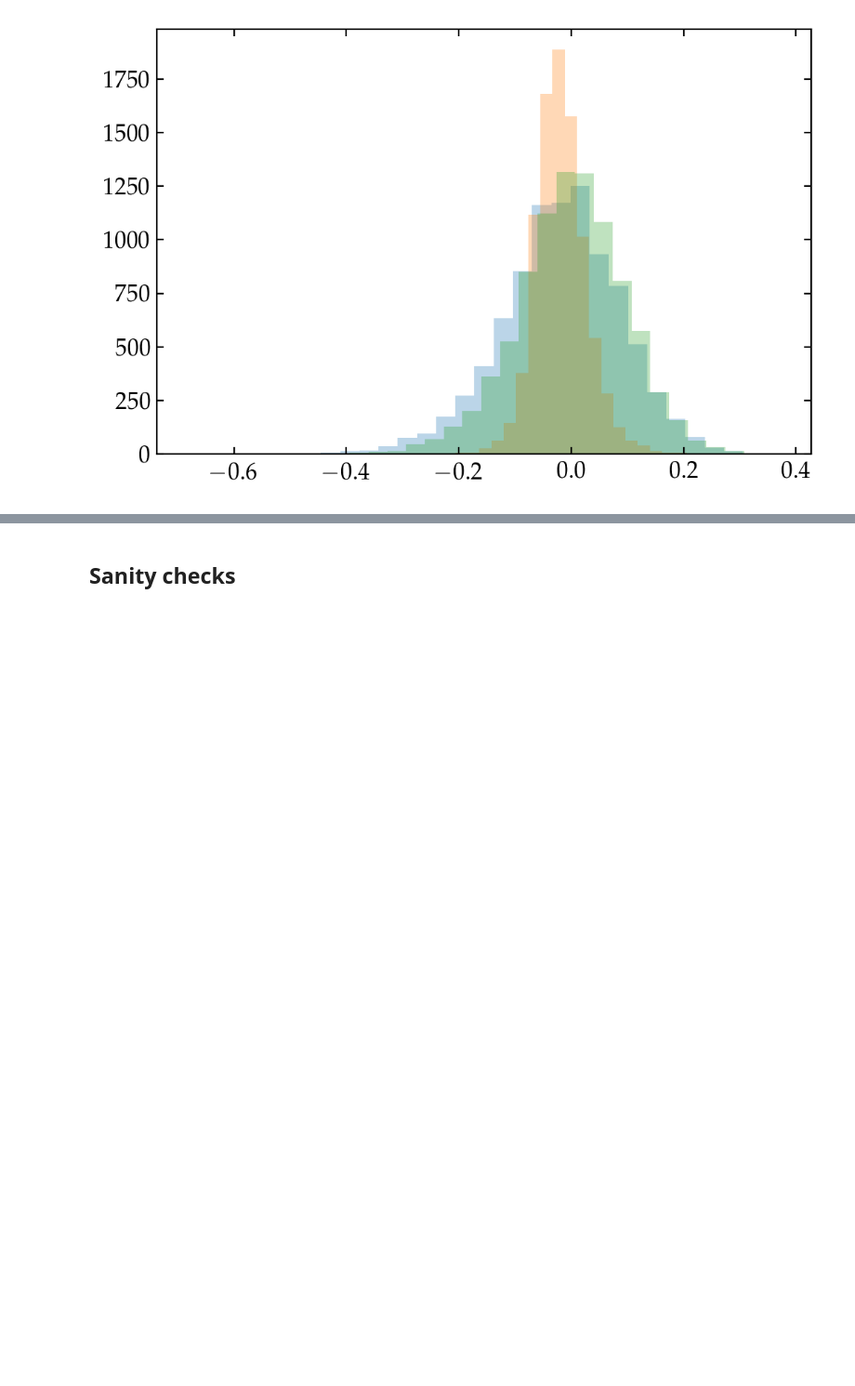
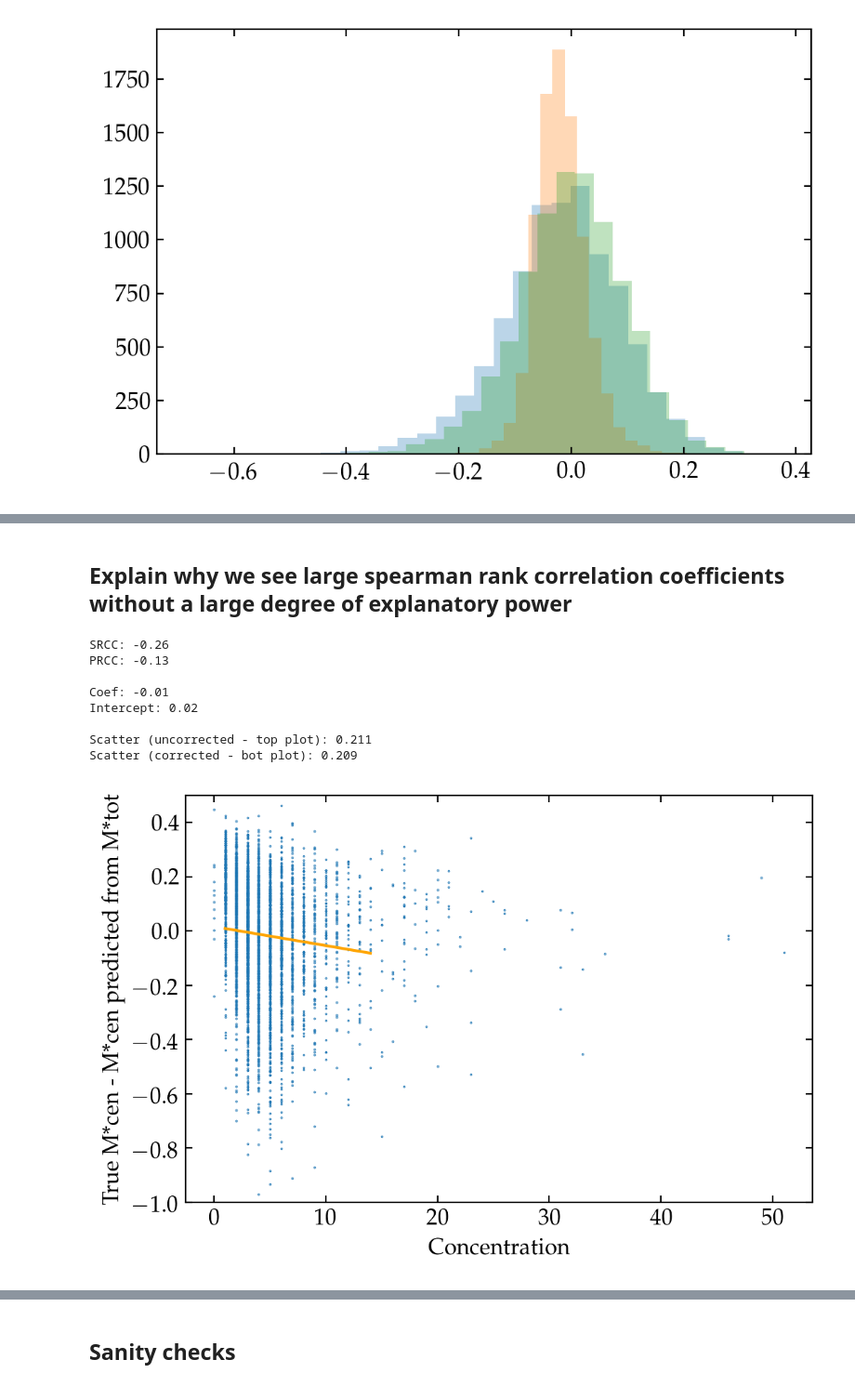
Before and after one commit to dr-guangtou/asap, a Jupyter notebook: cb/Final.ipynb, the cells around one changed output, grey strips where cells are left out. Shown at 93% size. Saved outputs shown, nothing was run; the diff lists cells and outputs as text; code cells hidden in the pictures; blank space fills up the shorter version.

Commit message:
final (large) commit

```diff
--- a/cb/Final.ipynb
+++ b/cb/Final.ipynb
@@ -356,0 +430,51 @@ Model corrected scatter: 0.097
+# %% [markdown]
+## Explain why we see large spearman rank correlation coefficients without a large degree of explanatory power
+# %%
+# This is confusing. For e.g. M*cen at fixed M*tot we see that concentration is 0.4 correlated with the scatter. But then surely if should explain more than the 0.05 dex of scatter?
+y = df_mc_valid["cen_halo_sm_bias"]
+x = df_mc_valid["richness"]
+
+ds = 2 # downsample
+_, ax = plt.subplots()
+
+ax.scatter(x[::ds], y[::ds], s=0.1)
+print("SRCC: {:.2f}".format(scipy.stats.spearmanr(y, x).correlation))
+print("PRCC: {:.2f}".format(scipy.stats.pearsonr(y, x)[0]))
+
+clf = sklearn.linear_model.LinearRegression(normalize=True)
+fit = clf.fit(x.values.reshape(-1, 1), y)
+
+print()
+print("Coef: {:.2f}\nIntercept: {:.2f}".format(fit.coef_[0], fit.intercept_))
+
+fit_x = np.linspace(1, 14)
+ax.plot(fit_x, fit.intercept_ + fit.coef_[0] * fit_x, color="orange")
+
+ax.set(
+    xlabel="Concentration",
+    ylabel="True M*cen - M*cen predicted from M*tot",
+    ylim=(-1, 0.5)
+)
+
+corrected_y = y - (fit.intercept_ + fit.coef_[0] * x)
+
+_, ax = plt.subplots()
+ax.scatter(x[::ds], corrected_y[::ds], s=0.1, color="red")
+ax.set(
+    xlabel="Concentration",
+    ylabel="True M*cen - Conc corrected M*cen pred from M*tot",
+    ylim=(-1, 0.5),
+)
+
+print()
+print("Scatter (uncorrected - top plot): {:.3f}\nScatter (corrected - bot plot): {:.3f}".format(np.std(y), np.std(corrected_y)))
+# %% [output]
+SRCC: -0.26
+PRCC: -0.13
+
+Coef: -0.01
+Intercept: 0.02
+
+Scatter (uncorrected - top plot): 0.211
+Scatter (corrected - bot plot): 0.209
+[figure, added]
```
Also changed, not shown: parts of 12 cells of this notebook, 6 other files.
